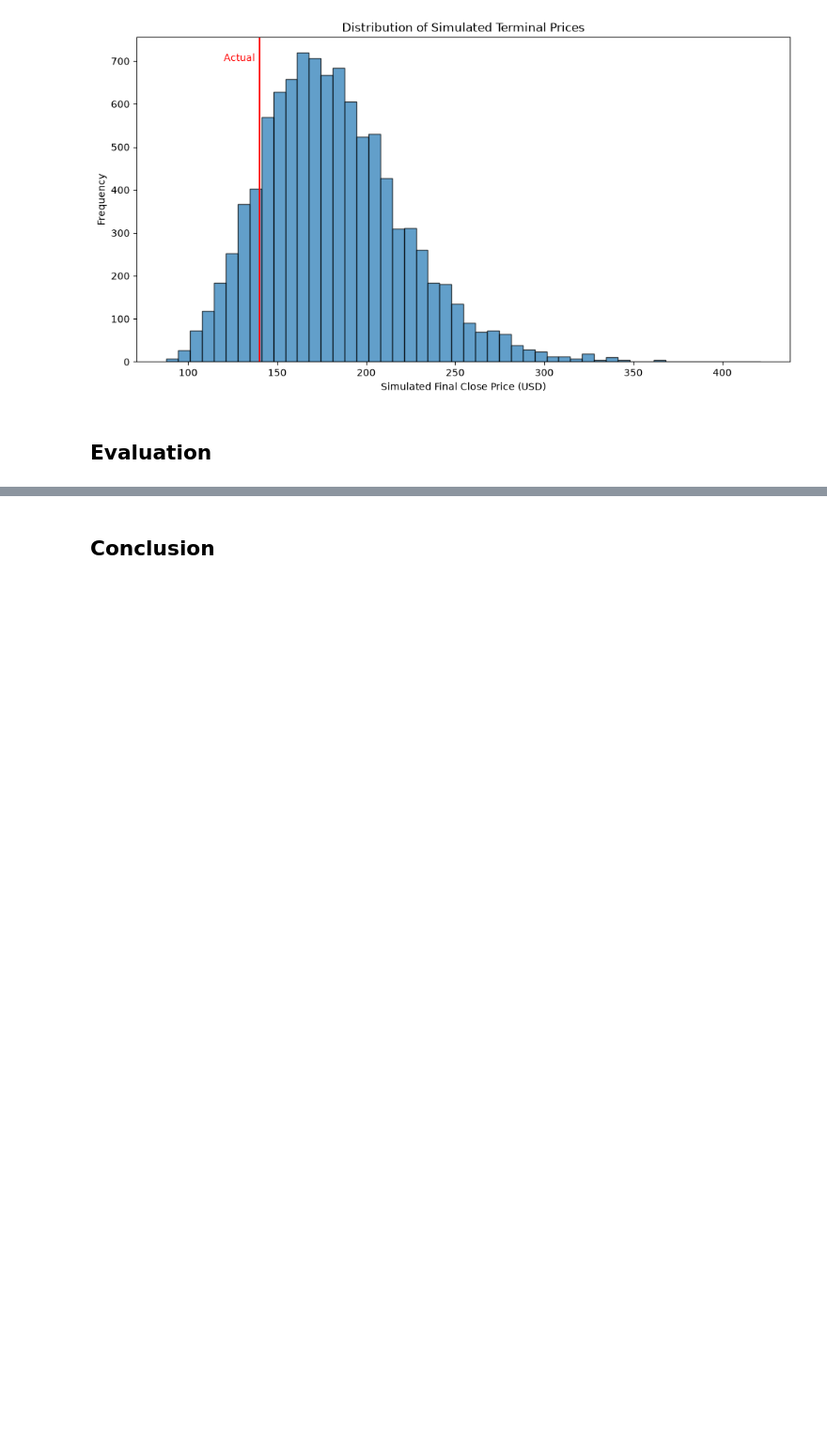
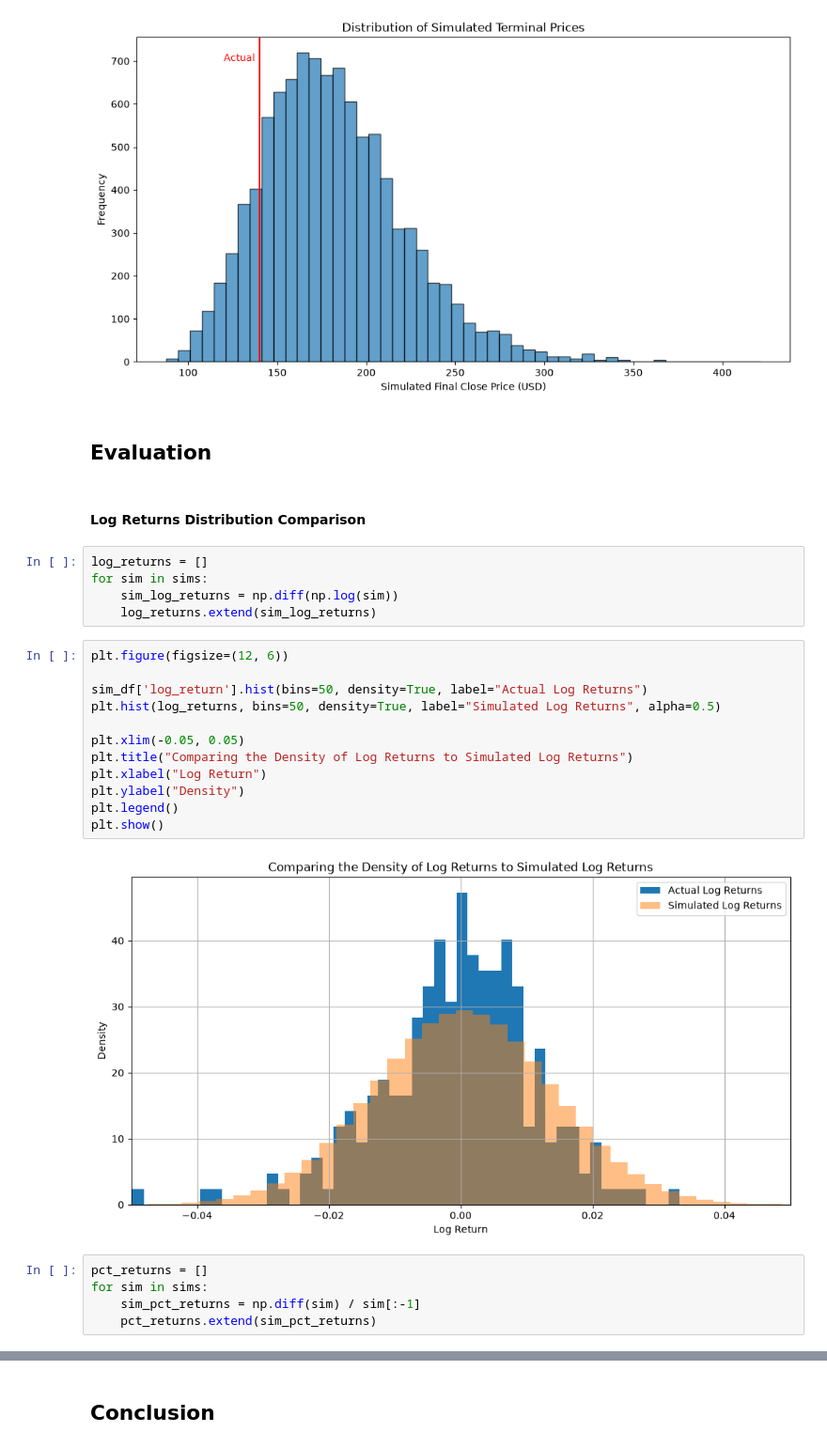
Before and after one commit to BenJonesData/equity-random-walk-exploration, a Jupyter notebook: notebooks/03_gbm_fitting_and_simulation.ipynb, the cells around one changed output, grey strips where cells are left out. Shown at 94% size. Drawn from its saved outputs; the diff is of its cells as text; blank space fills up the shorter version.

```diff
--- a/notebooks/03_gbm_fitting_and_simulation.ipynb
+++ b/notebooks/03_gbm_fitting_and_simulation.ipynb
@@ -135,3 +146,29 @@ plt.show()
 [figure]
 # %% [markdown]
 ## Evaluation
+# %% [markdown]
+#### Log Returns Distribution Comparison
+# %%
+log_returns = []
+for sim in sims:
+    sim_log_returns = np.diff(np.log(sim))
+    log_returns.extend(sim_log_returns)
+# %%
+plt.figure(figsize=(12, 6))
+
+sim_df['log_return'].hist(bins=50, density=True, label="Actual Log Returns")
+plt.hist(log_returns, bins=50, density=True, label="Simulated Log Returns", alpha=0.5)
+
+plt.xlim(-0.05, 0.05)
+plt.title("Comparing the Density of Log Returns to Simulated Log Returns")
+plt.xlabel("Log Return")
+plt.ylabel("Density")
+plt.legend()
+plt.show()
+# %% [output]
+[figure, added]
+# %%
+pct_returns = []
+for sim in sims:
+    sim_pct_returns = np.diff(sim) / sim[:-1]
+    pct_returns.extend(sim_pct_returns)
```
Also changed, not shown: parts of 13 cells of this notebook.
